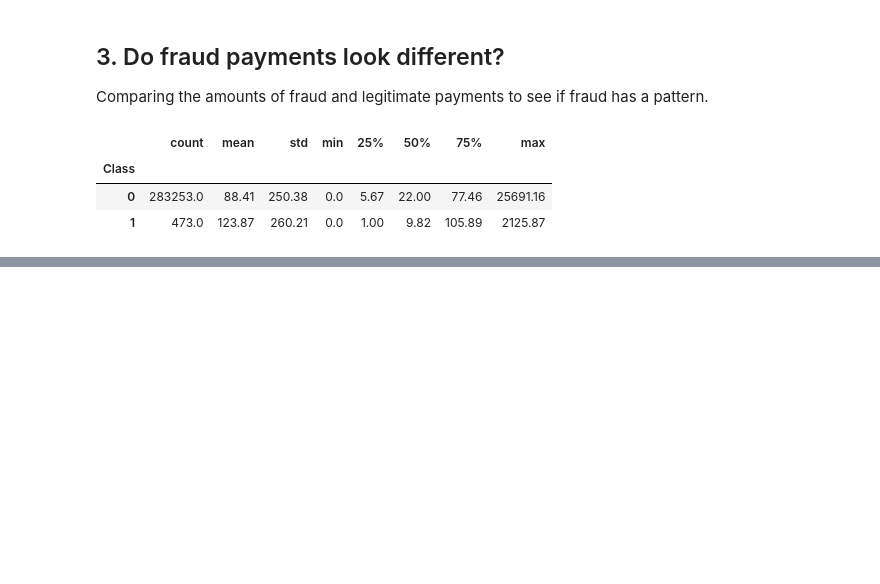
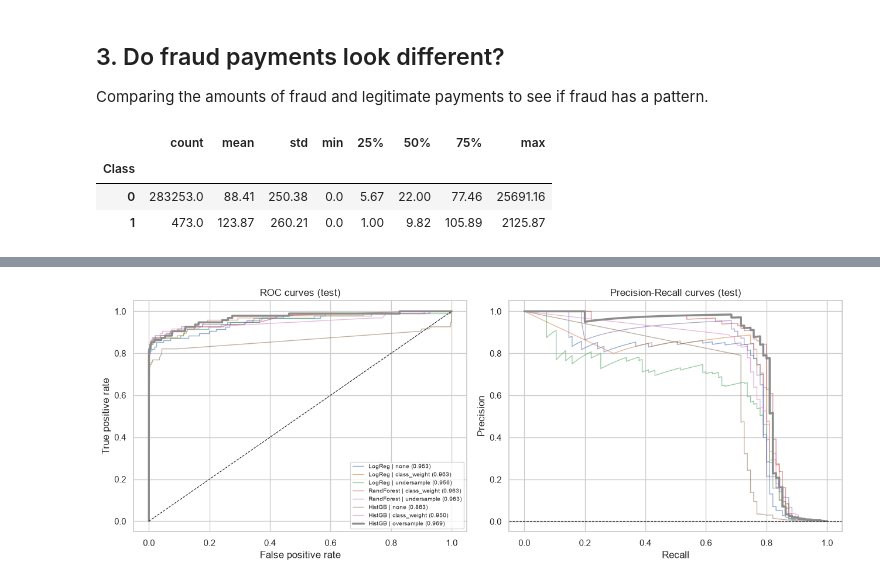
Before and after one commit to scushi963/Conorise_Infotec_Data_Science, a Jupyter notebook: 01_credit_card_fraud/fraud_analytics.ipynb, the cells around one changed output, grey strips where cells are left out. Cells and saved outputs as stored; diff of their text form; code cells hidden in the pictures; blank space fills up the shorter version.

```diff
--- a/01_credit_card_fraud/fraud_analytics.ipynb
+++ b/01_credit_card_fraud/fraud_analytics.ipynb
@@ -102,0 +291,20 @@ df.groupby("Class")["Amount"].describe().round(2)
+# %%
+def metrics(y_true, proba, threshold=0.5):
+    pred = (proba >= threshold).astype(int)
+    return {"Precision": precision_score(y_true, pred, zero_division=0),
+            "Recall": recall_score(y_true, pred),
+            "F1": f1_score(y_true, pred),
+            "ROC-AUC": roc_auc_score(y_true, proba),
+            "PR-AUC": average_precision_score(y_true, proba)}
+
+val_pr = pd.Series({n: average_precision_score(y_val, p) for n, p in val_proba.items()})
+val_pr = val_pr.sort_values(ascending=False)
+
+results = pd.DataFrame({n: metrics(y_test, p) for n, p in test_proba.items()}).T
+results["Val PR-AUC"] = val_pr
+results = results.sort_values("Val PR-AUC", ascending=False)
+display(results.round(4))
+
+best_name = val_pr.index[0]
+print("Best model (by validation PR-AUC):", best_name)
+results.round(4).to_csv("reports/model_comparison_test.csv")
@@ -102,0 +322,17 @@ df.groupby("Class")["Amount"].describe().round(2)
+# %%
+fig, ax = plt.subplots(1, 2, figsize=(13, 5))
+for n, p in test_proba.items():
+    is_best = (n == best_name)
+    fpr, tpr, _ = roc_curve(y_test, p)
+    ax[0].plot(fpr, tpr, label=f"{n} ({roc_auc_score(y_test, p):.3f})",
+               lw=2.5 if is_best else 1, alpha=1 if is_best else 0.6)
+    prec, rec, _ = precision_recall_curve(y_test, p)
+    ax[1].plot(rec, prec, lw=2.5 if is_best else 1, alpha=1 if is_best else 0.6)
+ax[0].plot([0, 1], [0, 1], "k--", lw=0.8)
+ax[0].set_title("ROC curves (test)"); ax[0].set_xlabel("False positive rate"); ax[0].set_ylabel("True positive rate")
+ax[0].legend(fontsize=7, loc="lower right")
+ax[1].axhline(y_test.mean(), color="k", ls="--", lw=0.8)
+ax[1].set_title("Precision-Recall curves (test)"); ax[1].set_xlabel("Recall"); ax[1].set_ylabel("Precision")
+savefig("05_roc_pr_curves")
+# %% [output]
+[figure, added]
```
Also changed, not shown: parts of 30 cells of this notebook, 7 other files.
